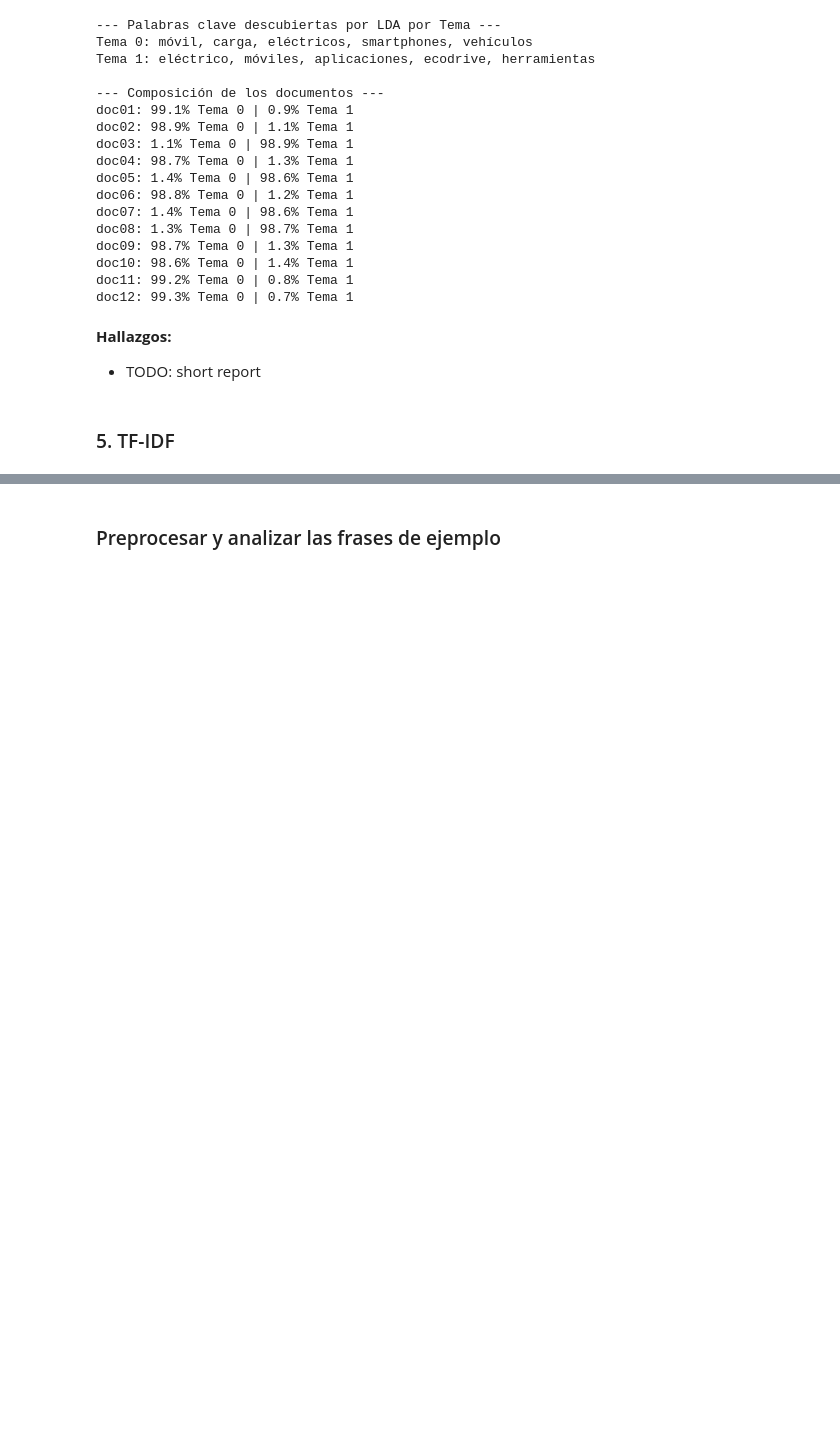
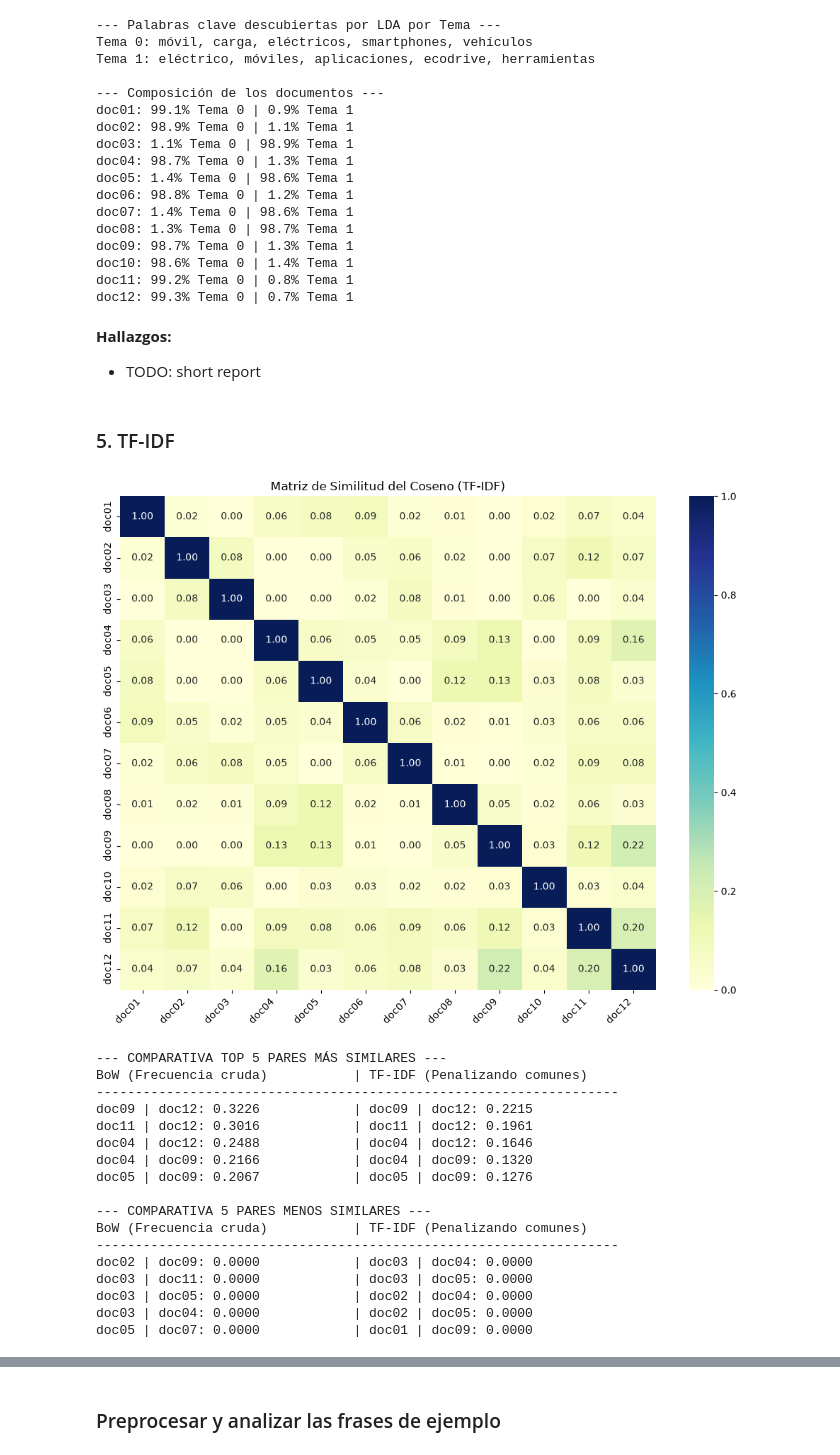
Before and after one commit to EnriquePDabird/PracticasPLN, a Jupyter notebook: bagsOfWords/Practica1_BoW.ipynb, the cells around one changed output, grey strips where cells are left out. Cells and saved outputs as stored; diff of their text form; code cells hidden in the pictures; blank space fills up the shorter version.

```diff
--- a/bagsOfWords/Practica1_BoW.ipynb
+++ b/bagsOfWords/Practica1_BoW.ipynb
@@ -440,0 +414,73 @@ print(pd.DataFrame(sim_tfidf.numpy(), index=nombres, columns=nombres).round(3))
+# %%
+def tfidf(bow, smooth=True):
+    N = bow.shape[0]
+
+    total_palabras_doc = bow.sum(dim=1, keepdim=True).clamp(min=1e-9)
+    tf = bow / total_palabras_doc
+
+    df = (bow > 0).sum(dim=0).float()
+
+    if smooth:
+        idf = torch.log((N+1) / (df+1)) + 1.0
+    else:
+        idf = torch.log(N / df.clamp(min=1e-9))
+
+    return tf * idf
+    pass
+
+X_tfidf = tfidf(bow)
+sim_tfidf = matriz_similitud(X_tfidf)
+
+pares_tfidf = pares_ordenados(sim_tfidf, nombres)
+
+plt.figure(figsize=(10, 8))
+sns.heatmap(sim_tfidf.numpy(), annot=True, fmt=".2f", cmap="YlGnBu",
+            xticklabels=nombres, yticklabels=nombres, vmin=0, vmax=1)
+plt.title("Matriz de Similitud del Coseno (TF-IDF)")
+plt.xticks(rotation=45, ha='right')
+plt.tight_layout()
+plt.show()
+
+print("\n--- COMPARATIVA TOP 5 PARES MÁS SIMILARES ---")
+print(f"{'BoW (Frecuencia cruda)':<32} | {'TF-IDF (Penalizando comunes)':<32}")
+print("-" * 67)
+for (d1_b, d2_b, sc_b), (d1_t, d2_t, sc_t) in zip(pares_bow[:5], pares_tfidf[:5]):
+    str_bow = f"{d1_b} | {d2_b}: {sc_b:.4f}"
+    str_tfidf = f"{d1_t} | {d2_t}: {sc_t:.4f}"
+    print(f"{str_bow:<32} | {str_tfidf:<32}")
+
+print("\n--- COMPARATIVA 5 PARES MENOS SIMILARES ---")
+print(f"{'BoW (Frecuencia cruda)':<32} | {'TF-IDF (Penalizando comunes)':<32}")
+print("-" * 67)
+for (d1_b, d2_b, sc_b), (d1_t, d2_t, sc_t) in zip(pares_bow[-5:][::-1], pares_tfidf[-5:][::-1]):
+    str_bow = f"{d1_b} | {d2_b}: {sc_b:.4f}"
+    str_tfidf = f"{d1_t} | {d2_t}: {sc_t:.4f}"
+    print(f"{str_bow:<32} | {str_tfidf:<32}")
+
+plt.figure(figsize=(10, 8))
+diff_matrix = (sim_tfidf - sim_bow).numpy()
+sns.heatmap(diff_matrix, annot=True, fmt=".2f", cmap="RdBu", center=0,
+            xticklabels=nombres, yticklabels=nombres)
+plt.title("Matriz de Diferencias (TF-IDF - BoW)\nRojo = La similitud bajó | Azul = La similitud subió")
+plt.xticks(rotation=45, ha='right')
+plt.tight_layout()
+plt.show()
+# %% [output]
+[figure, added]
+--- COMPARATIVA TOP 5 PARES MÁS SIMILARES ---
+BoW (Frecuencia cruda)           | TF-IDF (Penalizando comunes)
+-------------------------------------------------------------------
+doc09 | doc12: 0.3226            | doc09 | doc12: 0.2215
+doc11 | doc12: 0.3016            | doc11 | doc12: 0.1961
+doc04 | doc12: 0.2488            | doc04 | doc12: 0.1646
+doc04 | doc09: 0.2166            | doc04 | doc09: 0.1320
+doc05 | doc09: 0.2067            | doc05 | doc09: 0.1276
+
+--- COMPARATIVA 5 PARES MENOS SIMILARES ---
+BoW (Frecuencia cruda)           | TF-IDF (Penalizando comunes)
+-------------------------------------------------------------------
+doc02 | doc09: 0.0000            | doc03 | doc04: 0.0000
+doc03 | doc11: 0.0000            | doc03 | doc05: 0.0000
+doc03 | doc05: 0.0000            | doc02 | doc04: 0.0000
+doc03 | doc04: 0.0000            | doc02 | doc05: 0.0000
+doc05 | doc07: 0.0000            | doc01 | doc09: 0.0000
```
Also changed, not shown: parts of 5 cells of this notebook.
